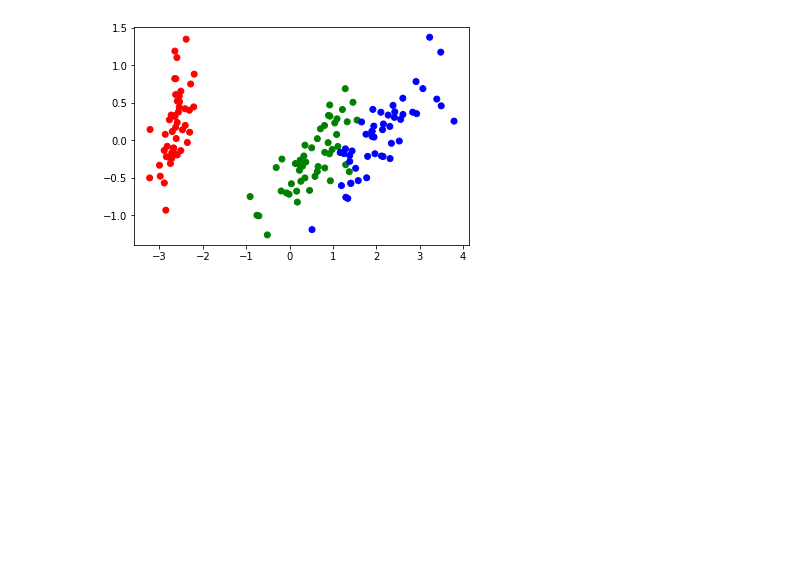
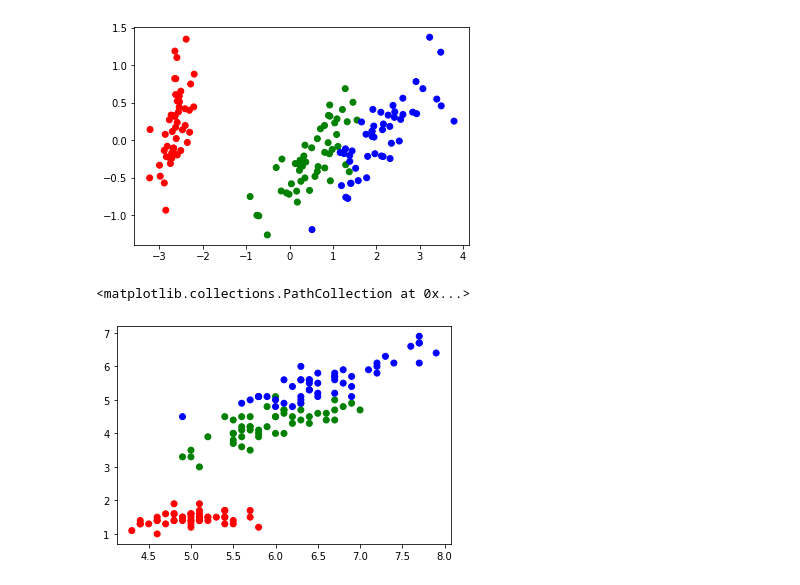
Before and after one commit to Chanunchida-May/data_viz_2022, a Jupyter notebook: Dataviz03_Data_Distribution(PCA).ipynb, the cells around one changed output. Cells and saved outputs as stored; diff of their text form; code cells hidden in the pictures; blank space fills up the shorter version.

```diff
--- a/Dataviz03_Data_Distribution(PCA).ipynb
+++ b/Dataviz03_Data_Distribution(PCA).ipynb
@@ -123,3 +123,8 @@ plt.scatter(PCAdf['PCA1'],PCAdf['PCA2'],c=example_df2['Name'])
 # %% [output]
 <matplotlib.collections.PathCollection at 0x...>
 [figure]
+# %%
+plt.scatter(example_df2['SepalLength'],example_df2['PetalLength'],c=example_df2['Name'])
+# %% [output]
+<matplotlib.collections.PathCollection at 0x...>
+[figure, added]
```
